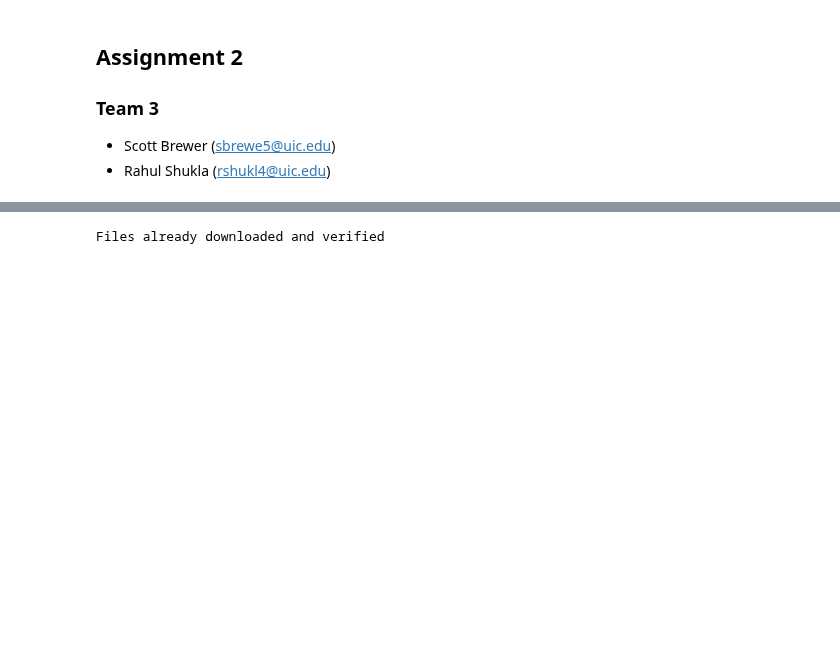
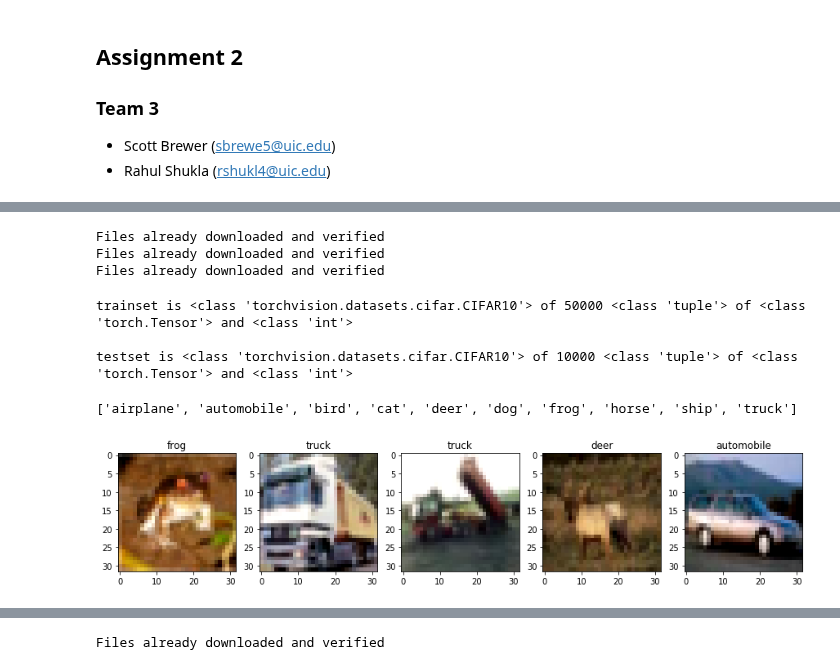
Before and after one commit to swbrewer/IDS576, a Jupyter notebook: IDS576-HW2-Team3.ipynb, the cells around one changed output, grey strips where cells are left out. Saved outputs shown, nothing was run; the diff lists cells and outputs as text; code cells hidden in the pictures; blank space fills up the shorter version.

```diff
--- a/IDS576-HW2-Team3.ipynb
+++ b/IDS576-HW2-Team3.ipynb
@@ -7,0 +29,39 @@
+# %%
+normalize = transforms.Normalize(
+    mean=[0.4914, 0.4822, 0.4465],
+    std=[0.2023, 0.1994, 0.2010])
+
+train_transform = transforms.Compose([
+        transforms.ToTensor(),
+        normalize])
+
+val_transform = transforms.Compose([
+        transforms.ToTensor(),
+        normalize])
+# %%
+# Download untransformed train and test data
+trainset = torchvision.datasets.CIFAR10(root='./data', train=True, download=True, transform=train_transform)
+valset = torchvision.datasets.CIFAR10(root='./data', train=True, download=True, transform=val_transform)
+testset = torchvision.datasets.CIFAR10(root='./data', train=False, download=True, transform=val_transform)
+# %% [output]
+Files already downloaded and verified
+Files already downloaded and verified
+Files already downloaded and verified
+# %%
+print('trainset is',
+      type(trainset),'of',
+      len(trainset),
+      type(trainset[0]),'of',
+      type(trainset[0][0]),'and',
+      type(trainset[0][1]))
+print()
+print('testset is',
+      type(testset),'of',
+      len(testset),
+      type(testset[0]),'of',
+      type(testset[0][0]),'and',
+      type(testset[0][1]))
+# %% [output]
+trainset is <class 'torchvision.datasets.cifar.CIFAR10'> of 50000 <class 'tuple'> of <class 'torch.Tensor'> and <class 'int'>
+
+testset is <class 'torchvision.datasets.cifar.CIFAR10'> of 10000 <class 'tuple'> of <class 'torch.Tensor'> and <class 'int'>
@@ -7,0 +102,25 @@
+# %%
+classes = trainset.classes
+classdict = {label: name for label, name in enumerate(classes)}
+print(classes)
+# %% [output]
+['airplane', 'automobile', 'bird', 'cat', 'deer', 'dog', 'frog', 'horse', 'ship', 'truck']
+# %%
+def process_img(inp):
+    """Imshow for Tensor."""
+    inp = inp.numpy().transpose((1, 2, 0))
+    mean = np.array([0.485, 0.456, 0.406])
+    std = np.array([0.229, 0.224, 0.225])
+    inp = std * inp + mean
+    inp = np.clip(inp, 0, 1)
+    return inp
+# %%
+# View a few images
+nrows, ncols = 1, 5
+fig, axs = plt.subplots(nrows=nrows, ncols=ncols, figsize=(15,4))
+axs = np.ravel(axs)
+for img in range(nrows*ncols):
+    axs[img].set_title(classdict[trainset[img][1]])
+    axs[img].imshow(process_img(trainset[img][0]))
+# %% [output]
+[figure, added]
```
Also changed, not shown: parts of 20 cells of this notebook.
